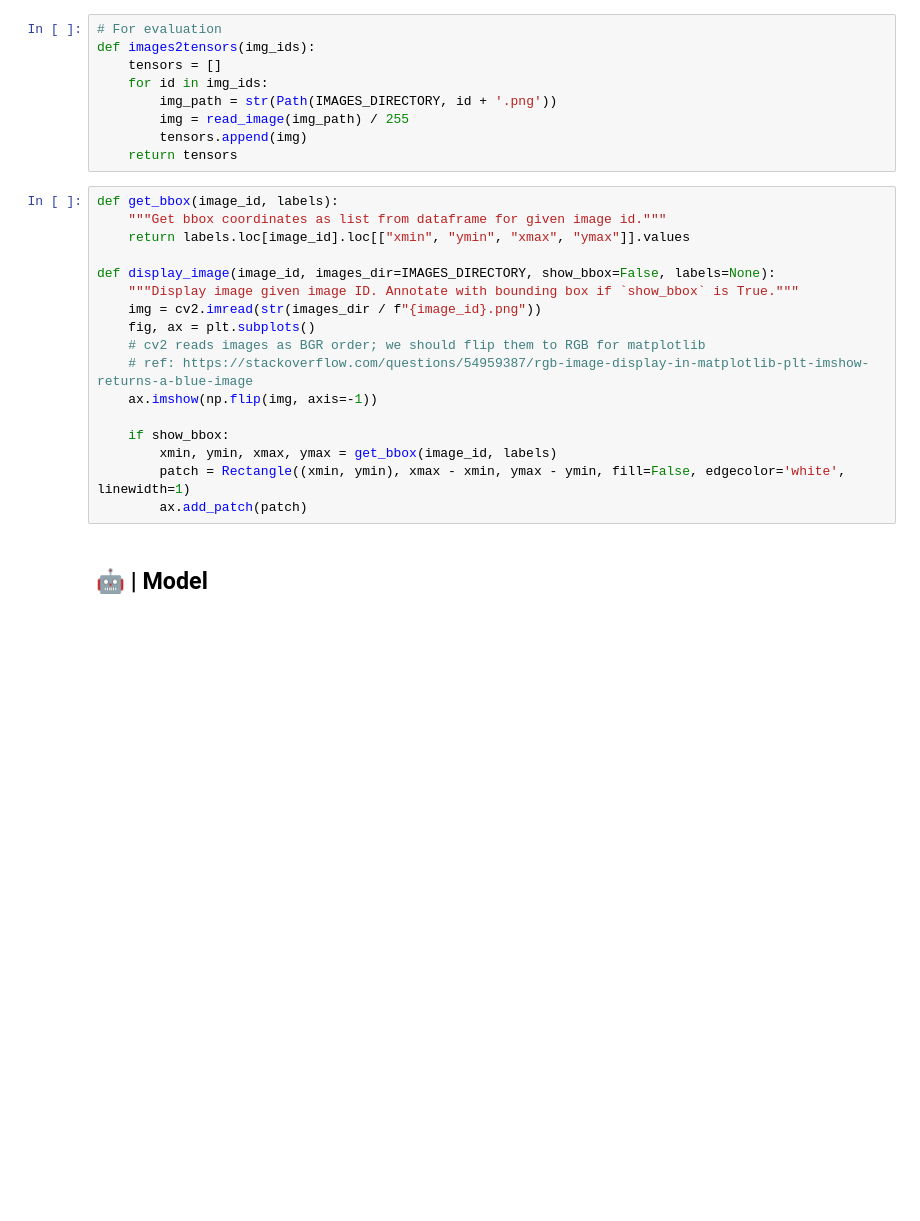
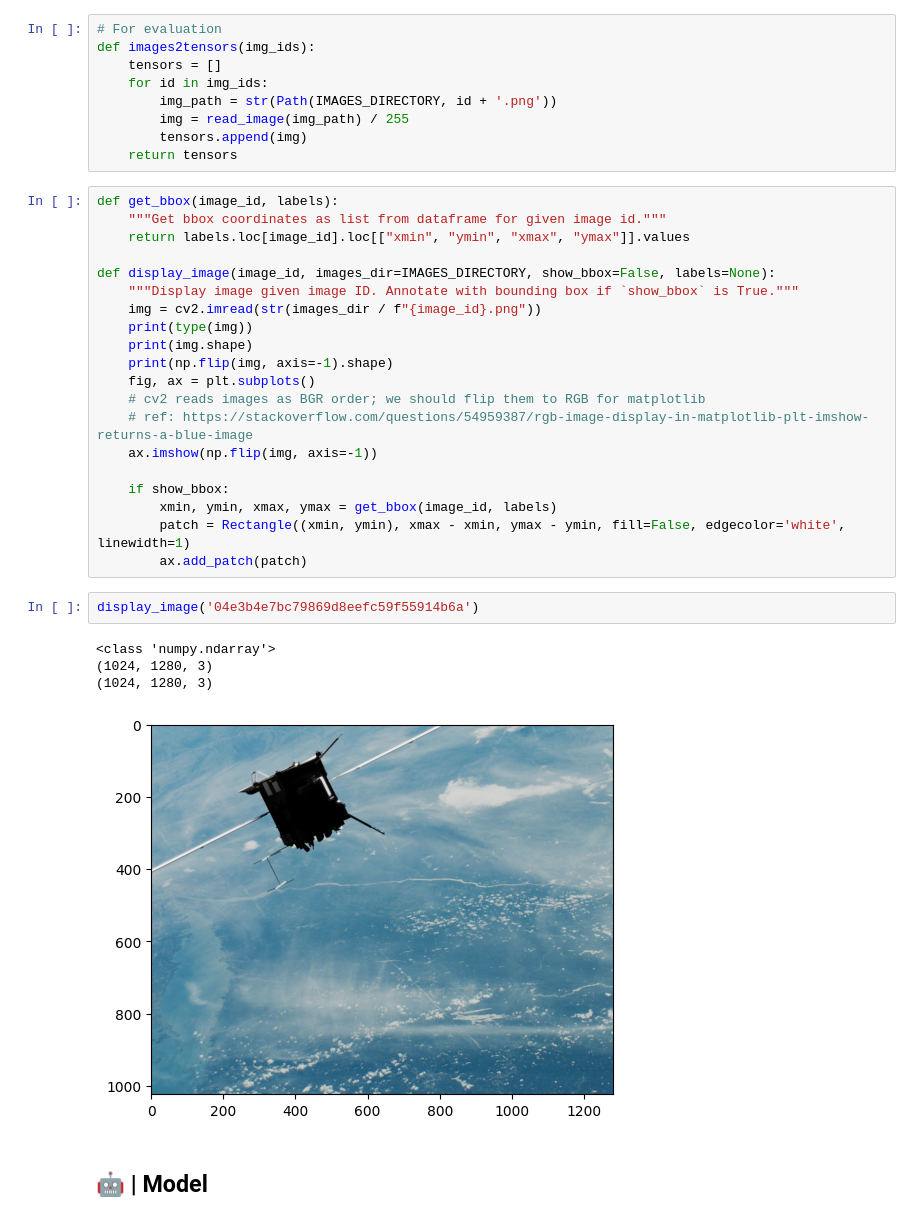
Before and after one commit to jhicks2306/spacecrafts, a Jupyter notebook: notebooks/train-2.ipynb, the cells around one changed output. Saved outputs shown, nothing was run; the diff lists cells and outputs as text; blank space fills up the shorter version.

```diff
--- a/notebooks/train-2.ipynb
+++ b/notebooks/train-2.ipynb
@@ -183,6 +193,9 @@ def get_bbox(image_id, labels):
 def display_image(image_id, images_dir=IMAGES_DIRECTORY, show_bbox=False, labels=None):
     """Display image given image ID. Annotate with bounding box if `show_bbox` is True."""
     img = cv2.imread(str(images_dir / f"{image_id}.png"))
+    print(type(img))
+    print(img.shape)
+    print(np.flip(img, axis=-1).shape)
     fig, ax = plt.subplots()
     # cv2 reads images as BGR order; we should flip them to RGB for matplotlib
     # ref: https://stackoverflow.com/questions/54959387/rgb-image-display-in-matplotlib-plt-imshow-returns-a-blue-image
@@ -192,6 +205,13 @@ def display_image(image_id, images_dir=IMAGES_DIRECTORY, show_bbox=False, labels
         xmin, ymin, xmax, ymax = get_bbox(image_id, labels)
         patch = Rectangle((xmin, ymin), xmax - xmin, ymax - ymin, fill=False, edgecolor='white', linewidth=1)
         ax.add_patch(patch)
+# %%
+display_image('04e3b4e7bc79869d8eefc59f55914b6a')
+# %% [output]
+<class 'numpy.ndarray'>
+(1024, 1280, 3)
+(1024, 1280, 3)
+[figure, added]
 # %% [markdown]
 <a id="model"></a>
 ## 🤖 | Model
```
Also changed, not shown: parts of 36 cells of this notebook, 3 other files.
